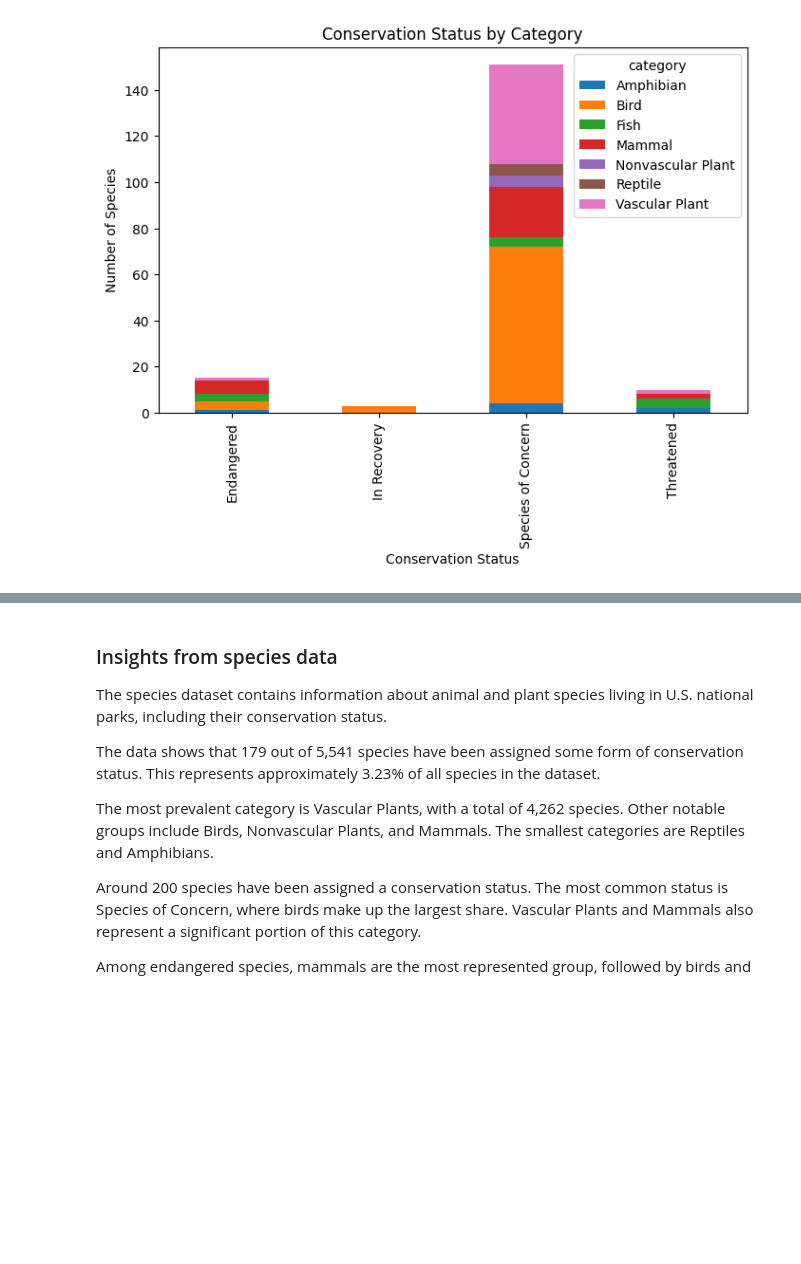
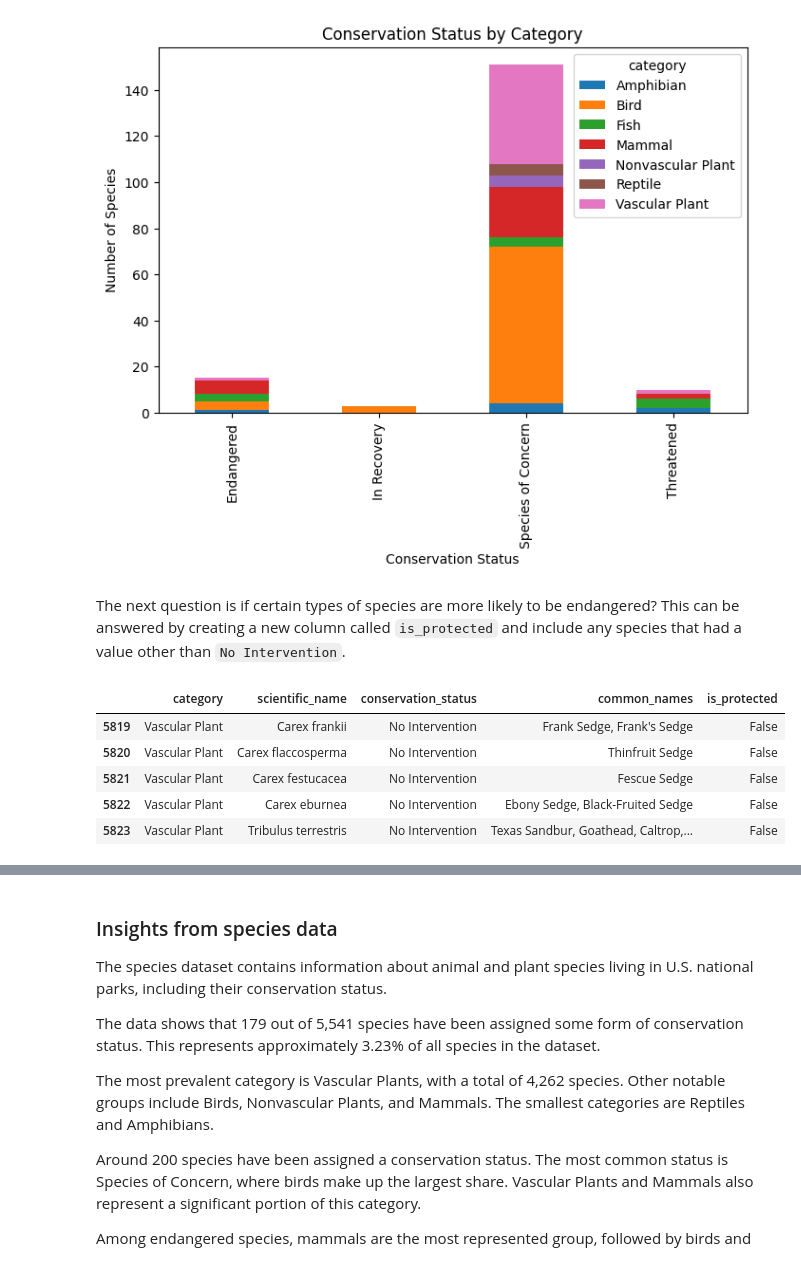
Before and after one commit to 7086600/biodiversity_project, a Jupyter notebook: biodiversity.ipynb, the cells around one changed output, grey strips where cells are left out. Drawn from its saved outputs; the diff is of its cells as text; code cells hidden in the pictures; blank space fills up the shorter version.

```diff
--- a/biodiversity.ipynb
+++ b/biodiversity.ipynb
@@ -321,3 +321,5 @@ plt.ylabel('Number of Species')
 plt.show()
 # %% [output]
 [figure]
+# %% [markdown]
+The next question is if certain types of species are more likely to be endangered? This can be answered by creating a new column called `is_protected` and include any species that had a value other than `No Intervention`.
@@ -323,0 +328,9 @@ plt.show()
+# %%
+species_clean.tail()
+# %% [output]
+|  | category | scientific_name | conservation_status | common_names | is_protected |
+| 5819 | Vascular Plant | Carex frankii | No Intervention | Frank Sedge, Frank's Sedge | False |
+| 5820 | Vascular Plant | Carex flaccosperma | No Intervention | Thinfruit Sedge | False |
+| 5821 | Vascular Plant | Carex festucacea | No Intervention | Fescue Sedge | False |
+| 5822 | Vascular Plant | Carex eburnea | No Intervention | Ebony Sedge, Black-Fruited Sedge | False |
+| 5823 | Vascular Plant | Tribulus terrestris | No Intervention | Texas Sandbur, Goathead, Caltrop,... | False |
```
Also changed, not shown: parts of 7 cells of this notebook.
